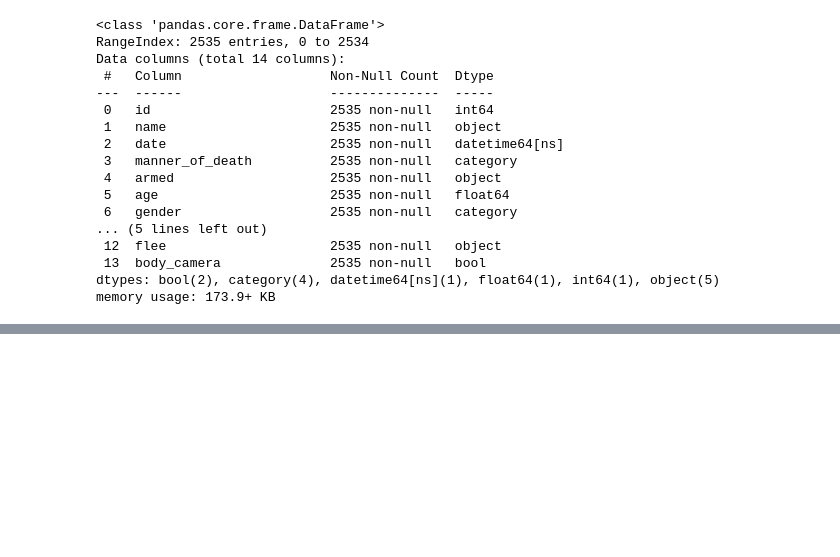
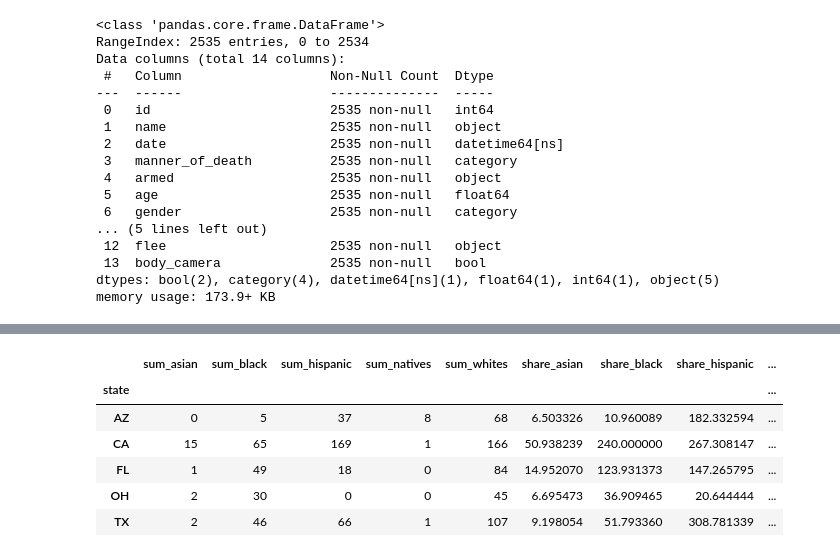
Before and after one commit to Alumasa/Data-Science-SCA, a Jupyter notebook: US Police Killings Analysis.ipynb, the cells around one changed output, grey strips where cells are left out. Saved outputs shown, nothing was run; the diff lists cells and outputs as text; code cells hidden in the pictures; blank space fills up the shorter version.

Commit message:
Percentage of race killings in top5 states

```diff
--- a/US Police Killings Analysis.ipynb
+++ b/US Police Killings Analysis.ipynb
@@ -660,0 +658,2 @@ Object `race_count.set_index` not found.
+# %%
+state_race_count = race_count.reset_index(level='race')
@@ -660,0 +671,2 @@ Object `race_count.set_index` not found.
+# %%
+top5_race = state_race_count.query('@state_race_count.index in @top5_states.index')
@@ -660,0 +701,18 @@ Object `race_count.set_index` not found.
+# %%
+race_pivot = top5_race.pivot_table(index=top5_race.index, values='race_count', columns='race', aggfunc=['sum'])
+race_pivot.columns = ['sum_asian', 'sum_black', 'sum_hispanic', 'sum_natives', 'sum_others', 'sum_whites']
+race_pivot.drop('sum_others', axis=1, inplace=True)
+# %%
+race_share = top5_data[['share_asian', 'share_black', 'share_hispanic', 'share_native_american', 'share_white']]
+# %%
+top5_race_data = pd.concat([race_pivot, race_share], axis=1)
+top5_race_data['share_black']['CA'] = 240
+top5_race_data
+# %% [output]
+|  | sum_asian | sum_black | sum_hispanic | sum_natives | sum_whites | share_asian | share_black | share_hispanic | ... |
+| state |  |  |  |  |  |  |  |  | ... |
+| AZ | 0 | 5 | 37 | 8 | 68 | 6.503326 | 10.960089 | 182.332594 | ... |
+| CA | 15 | 65 | 169 | 1 | 166 | 50.938239 | 240.000000 | 267.308147 | ... |
+| FL | 1 | 49 | 18 | 0 | 84 | 14.952070 | 123.931373 | 147.265795 | ... |
+| OH | 2 | 30 | 0 | 0 | 45 | 6.695473 | 36.909465 | 20.644444 | ... |
+| TX | 2 | 46 | 66 | 1 | 107 | 9.198054 | 51.793360 | 308.781339 | ... |
```
Also changed, not shown: parts of 9 cells of this notebook.
